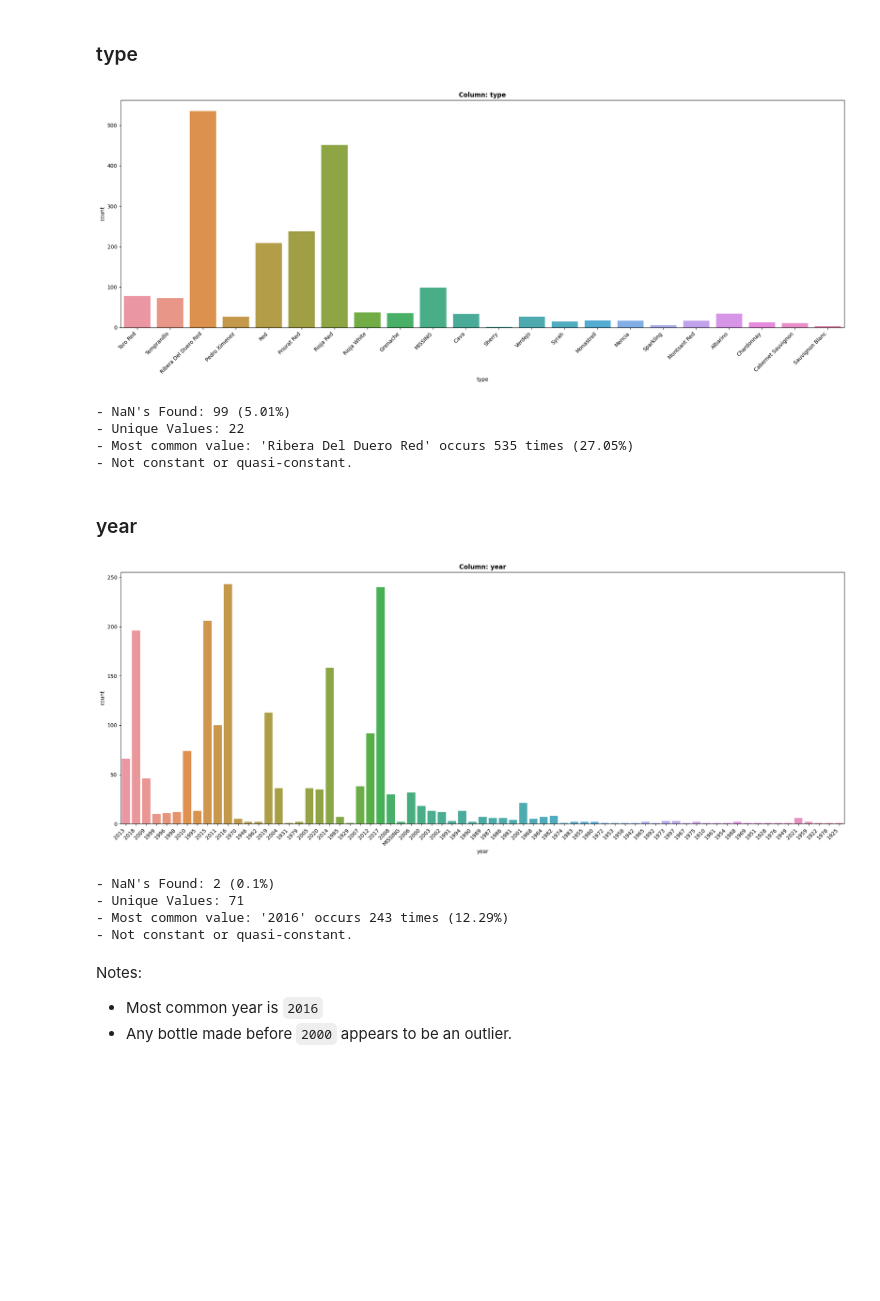
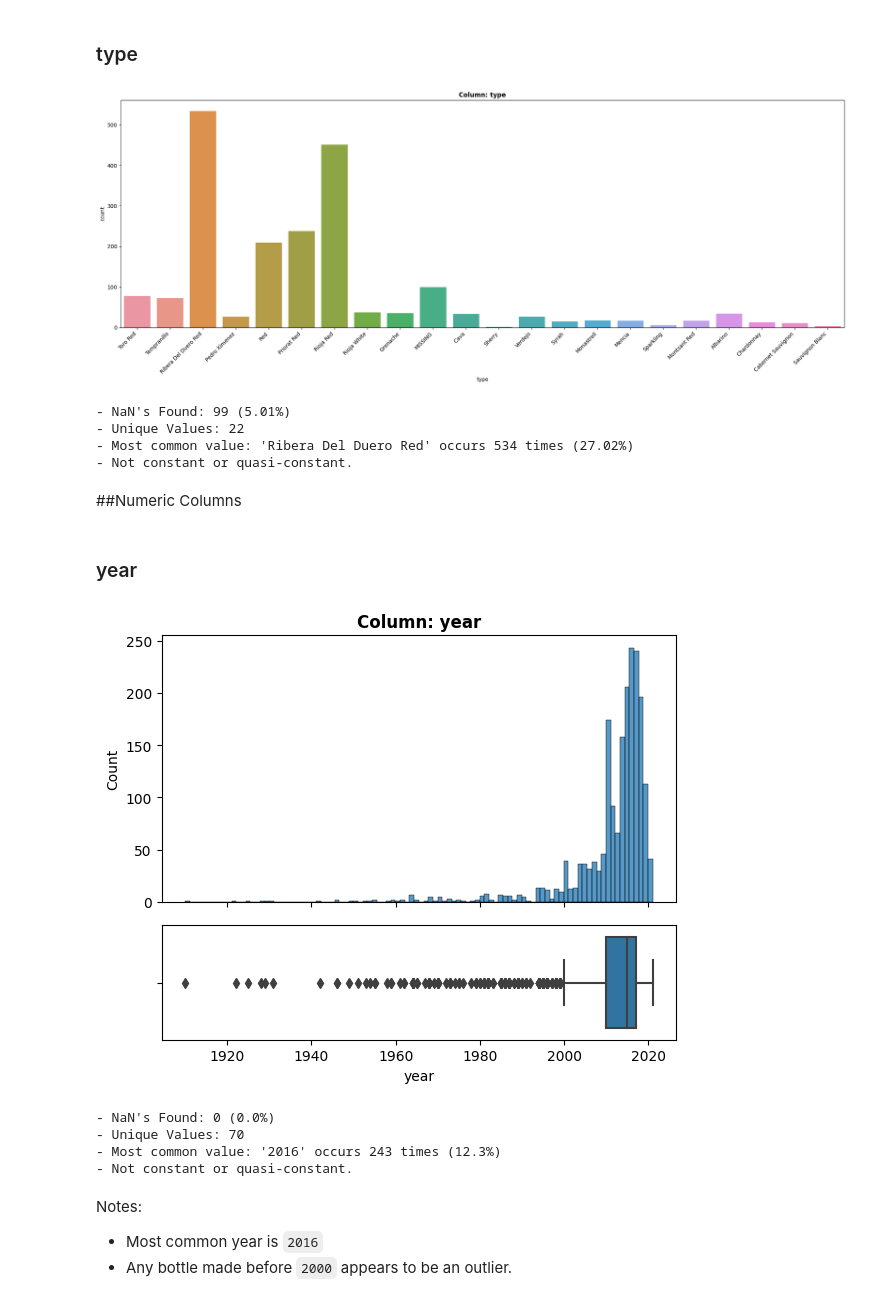
Before and after one commit to paulf35/dsproject2, a Jupyter notebook: CD_P2_SpanishWines_EDA_CORE.ipynb, the cells around one changed output. Saved outputs shown, nothing was run; the diff lists cells and outputs as text; code cells hidden in the pictures; blank space fills up the shorter version.

```diff
--- a/CD_P2_SpanishWines_EDA_CORE.ipynb
+++ b/CD_P2_SpanishWines_EDA_CORE.ipynb
@@ -321,6 +321,12 @@ Clean up inconsistent 'year' values
 # %%
+# Remove rows with missing columns
+df.dropna(subset=['year'], inplace=True)
+
 #Remove N.V. rows from year
 df = df[df.year != 'N.V.']
+
+#Conver to INT
+df['year'] = df['year'].astype(int)
 # %% [markdown]
 ## Drop columns
 # %%
@@ -375,18 +381,20 @@ explore_categorical(df, 'type');
 [figure]
 - NaN's Found: 99 (5.01%)
 - Unique Values: 22
-- Most common value: 'Ribera Del Duero Red' occurs 535 times (27.05%)
+- Most common value: 'Ribera Del Duero Red' occurs 534 times (27.02%)
 - Not constant or quasi-constant.
+# %% [markdown]
+##Numeric Columns
 # %% [markdown]
 ### year
 # %%
 # Univariate model for 'Year'
-explore_categorical(df, 'year');
+explore_numeric(df, 'year');
 # %% [output]
-[figure, old version]
+[figure, new version]
-- NaN's Found: 2 (0.1%)
-- Unique Values: 71
-- Most common value: '2016' occurs 243 times (12.29%)
+- NaN's Found: 0 (0.0%)
+- Unique Values: 70
+- Most common value: '2016' occurs 243 times (12.3%)
 - Not constant or quasi-constant.
 # %% [markdown]
 Notes:
```
Also changed, not shown: parts of 9 cells of this notebook.
